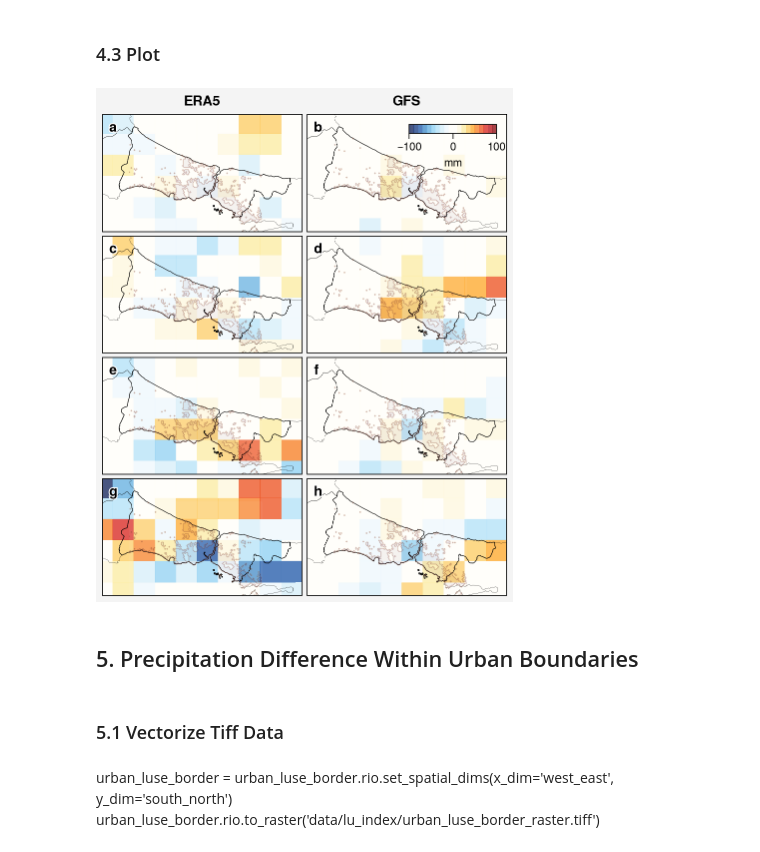
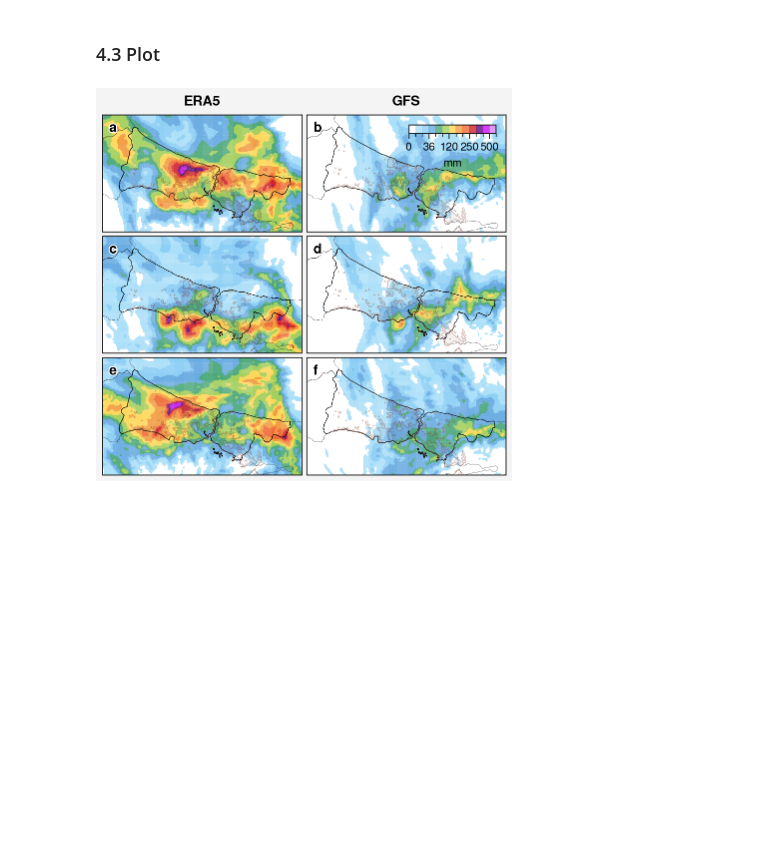
Before and after one commit to donmezkutay/Urban-Precipitation-Article-Istanbul, a Jupyter notebook: combined_precipitation_spatial_daily.ipynb, the cells around one changed output. Saved outputs shown, nothing was run; the diff lists cells and outputs as text; code cells hidden in the pictures; blank space fills up the shorter version.

Commit message:
#update combined daily precipitation graphic

```diff
--- a/combined_precipitation_spatial_daily.ipynb
+++ b/combined_precipitation_spatial_daily.ipynb
@@ -134,4 +118,3 @@ dt_nourban_ens_gfs = dt_daily_gfs.sel(ens=nourban_members).mean(dim='ens').coars
 # %%
-dt_daily_urban_era5 = dt_daily_era5.sel(ens=urban_members).coarsen(south_north=crsn, west_east=crsn).mean()
-dt_daily_nourban_era5 = dt_daily_era5.sel(ens=nourban_members).coarsen(south_north=crsn, west_east=crsn).mean()
+dt_daily_urban_era5 = dt_daily_era5.sel(ens=urban_members)
 # %% [markdown]
@@ -139,6 +122,5 @@ dt_daily_nourban_era5 = dt_daily_era5.sel(ens=nourban_members).coarsen(south_nor
 # %%
-dt_daily_urban_gfs = dt_daily_gfs.sel(ens=urban_members).coarsen(south_north=crsn, west_east=crsn).mean()
-dt_daily_nourban_gfs = dt_daily_gfs.sel(ens=nourban_members).coarsen(south_north=crsn, west_east=crsn).mean()
+dt_daily_urban_gfs = dt_daily_gfs.sel(ens=urban_members)
 # %% [markdown]
 ## 4. Visualization
 # %% [markdown]
@@ -170,18 +171,15 @@ lcc = cartopy.crs.LambertConformal(globe=globe, # important!
 fig_array = [[1, 2],
              [3, 4],
              [5, 6],
-             [7, 8],
             ]
-graphic_no = 8
+graphic_no = 6
 
 # graphic vmin, vmax and norms
-cmap = proplot.Colormap('ColdHot')
-clevs_total = np.arange(-100, 100.1, 10)
-ticks = np.arange(-100, 100.1, 100)
-
+clevs_total = [0, 12, 24, 36, 60, 84, 120, 156, 200, 250, 300, 350, 500, 650]
 norm = BoundaryNorm(clevs_total,
                     ncolors=cmap.N,
                     clip=True)
+ticks = clevs_total
 # %% [markdown]
 ### 4.3 Plot
 # %%
@@ -193,7 +191,7 @@ fig, axs = proplot.subplots(fig_array,
                             hratios=tuple(np.ones(len(fig_array), dtype=int)),
                             includepanels=True,
                             hspace=0.36,
-                            wspace=0.4,
+                            wspace=0.36,
                             sharey=0)
 
 # format whole figure
@@ -232,120 +230,88 @@ for i in range(graphic_no):
 
 dt_border = urban_luse_border
 cut = -0.1
-# ensemble mean
+
+# LIN
 # era5
-mesh = axs[0].pcolormesh(dt_urban_ens_era5['lon'],
-                            dt_urban_ens_era5['lat'],
-                            dt_urban_ens_era5-dt_nourban_ens_era5,
+mesh = axs[0].pcolormesh(dt_daily_urban_era5['lon'],
+                            dt_daily_urban_era5['lat'],
+                            dt_daily_urban_era5[0],
                             cmap = cmap,
                             norm=norm,
                             zorder = 0.2,
-                            cmap_kw={'cut': cut},
                             alpha=0.8)
 # gfs
-mesh = axs[1].pcolormesh(dt_urban_ens_gfs['lon'],
-                            dt_urban_ens_gfs['lat'],
-                            dt_urban_ens_gfs-dt_nourban_ens_gfs,
+mesh = axs[1].pcolormesh(dt_daily_urban_gfs['lon'],
+                            dt_daily_urban_gfs['lat'],
+                            dt_daily_urban_gfs[0],
                             cmap = cmap,
                             norm=norm,
                             zorder = 0.2,
-                            cmap_kw={'cut': cut},
                             alpha=0.8)
 
-# LIN
+# THOMPSON
 # era5
 mesh = axs[2].pcolormesh(dt_daily_urban_era5['lon'],
                             dt_daily_urban_era5['lat'],
-                            dt_daily_urban_era5[0]-dt_daily_nourban_era5[0],
+                            dt_daily_urban_era5[1],
                             cmap = cmap,
                             norm=norm,
                             zorder = 0.2,
-                            cmap_kw={'cut': cut},
                             alpha=0.8)
 # gfs
 mesh = axs[3].pcolormesh(dt_daily_urban_gfs['lon'],
                             dt_daily_urban_gfs['lat'],
-                            dt_daily_urban_gfs[0]-dt_daily_nourban_gfs[0],
+                            dt_daily_urban_gfs[1],
                             cmap = cmap,
                             norm=norm,
                             zorder = 0.2,
-                            cmap_kw={'cut': cut},
                             alpha=0.8)
 
-# THOMPSON
+# WSM6
 # era5
 mesh = axs[4].pcolormesh(dt_daily_urban_era5['lon'],
                             dt_daily_urban_era5['lat'],
-                            dt_daily_urban_era5[1]-dt_daily_nourban_era5[1],
+                            dt_daily_urban_era5[2],
                             cmap = cmap,
                             norm=norm,
                             zorder = 0.2,
-                            cmap_kw={'cut': cut},
                             alpha=0.8)
 # gfs
 mesh = axs[5].pcolormesh(dt_daily_urban_gfs['lon'],
                             dt_daily_urban_gfs['lat'],
-                            dt_daily_urban_gfs[1]-dt_daily_nourban_gfs[1],
+                            dt_daily_urban_gfs[2],
                             cmap = cmap,
                             norm=norm,
                             zorder = 0.2,
-                            cmap_kw={'cut': cut},
-                            alpha=0.8)
-
-# WSM6
-# era5
-mesh = axs[6].pcolormesh(dt_daily_urban_era5['lon'],
-                            dt_daily_urban_era5['lat'],
-                            dt_daily_urban_era5[2]-dt_daily_nourban_era5[2],
-                            cmap = cmap,
-                            norm=norm,
-                            zorder = 0.2,
-                            cmap_kw={'cut': cut},
-                            alpha=0.8)
-# gfs
-mesh = axs[7].pcolormesh(dt_daily_urban_gfs['lon'],
-                            dt_daily_urban_gfs['lat'],
-                            dt_daily_urban_gfs[2]-dt_daily_nourban_gfs[2],
-                            cmap = cmap,
-                            norm=norm,
-                            zorder = 0.2,
-                            cmap_kw={'cut': cut},
                             alpha=0.8)
 
 # urban borders
 for t in range(graphic_no):
 
     contour = axs[t].contourf(dt_border['lon'],
                             dt_border['lat'],
                             dt_border,
                             lw = 0.1,
                             alpha = 0.05,
 
                             )
 
 # colorbars
 axs[1].colorbar(mesh,
                  label='mm',
                  ticks = ticks,
                  loc='ur', length=7,  # length is em widths
                  tickminor=True, alpha=0.5,
                  width=0.7,
                  labelsize = 8,
                  ticklabelsize = 8,
                  frame=False,
                  pad = 0.8
                 )
 
 #save figure
 plt.savefig(r'pictures/combined_precipitation_daily.jpeg',
             bbox_inches='tight', optimize=True,
             progressive=True, dpi=1000)
 # %% [output]
-[figure, old version]
+[figure, new version]
-# %% [markdown]
-## 5. Precipitation Difference Within Urban Boundaries
-# %% [markdown]
-### 5.1 Vectorize Tiff Data
-# %% [markdown]
-urban_luse_border = urban_luse_border.rio.set_spatial_dims(x_dim='west_east', y_dim='south_north')
-urban_luse_border.rio.to_raster('data/lu_index/urban_luse_border_raster.tiff')
```
Also changed, not shown: parts of 25 cells of this notebook, 2 other files.
